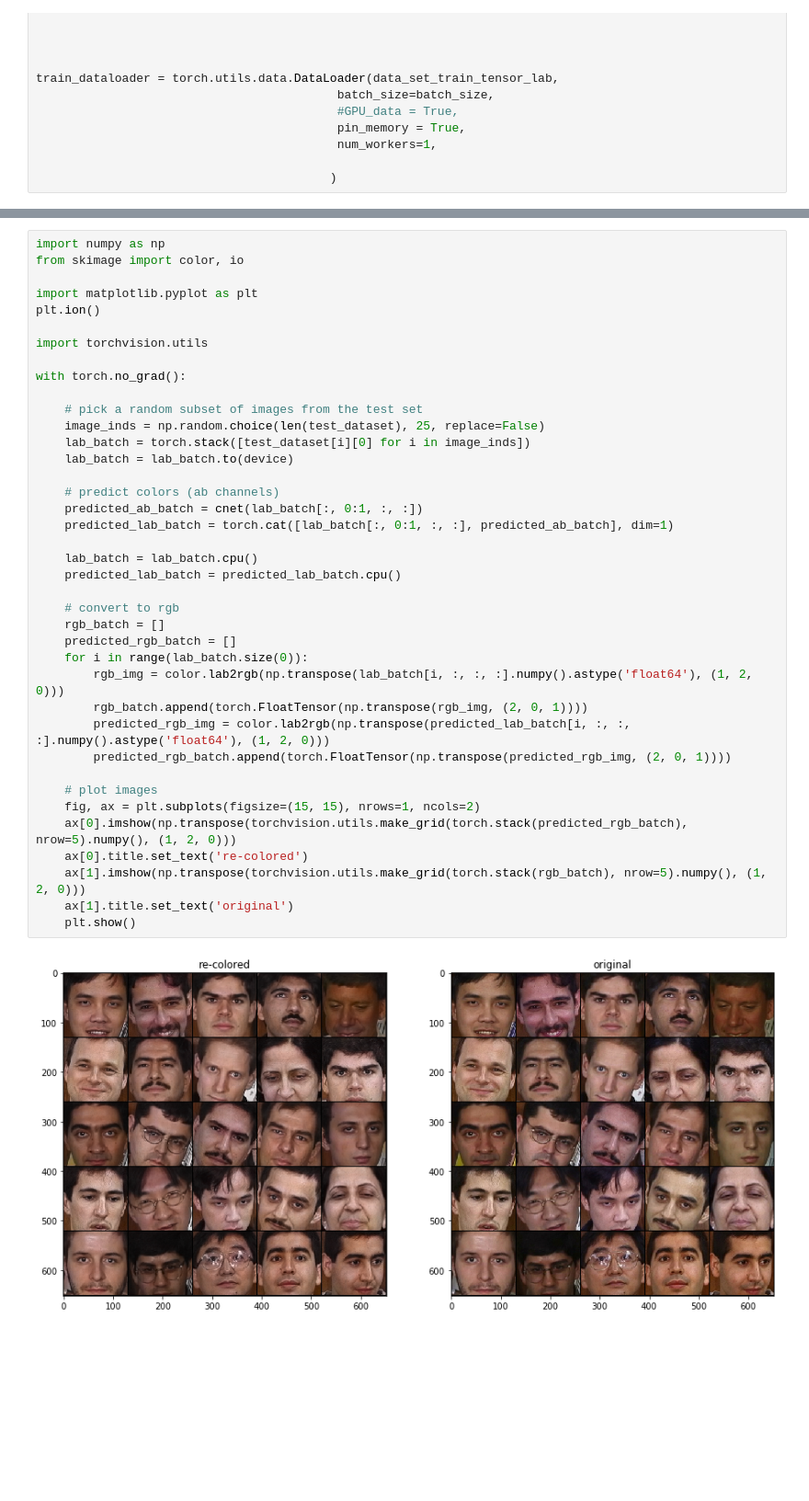
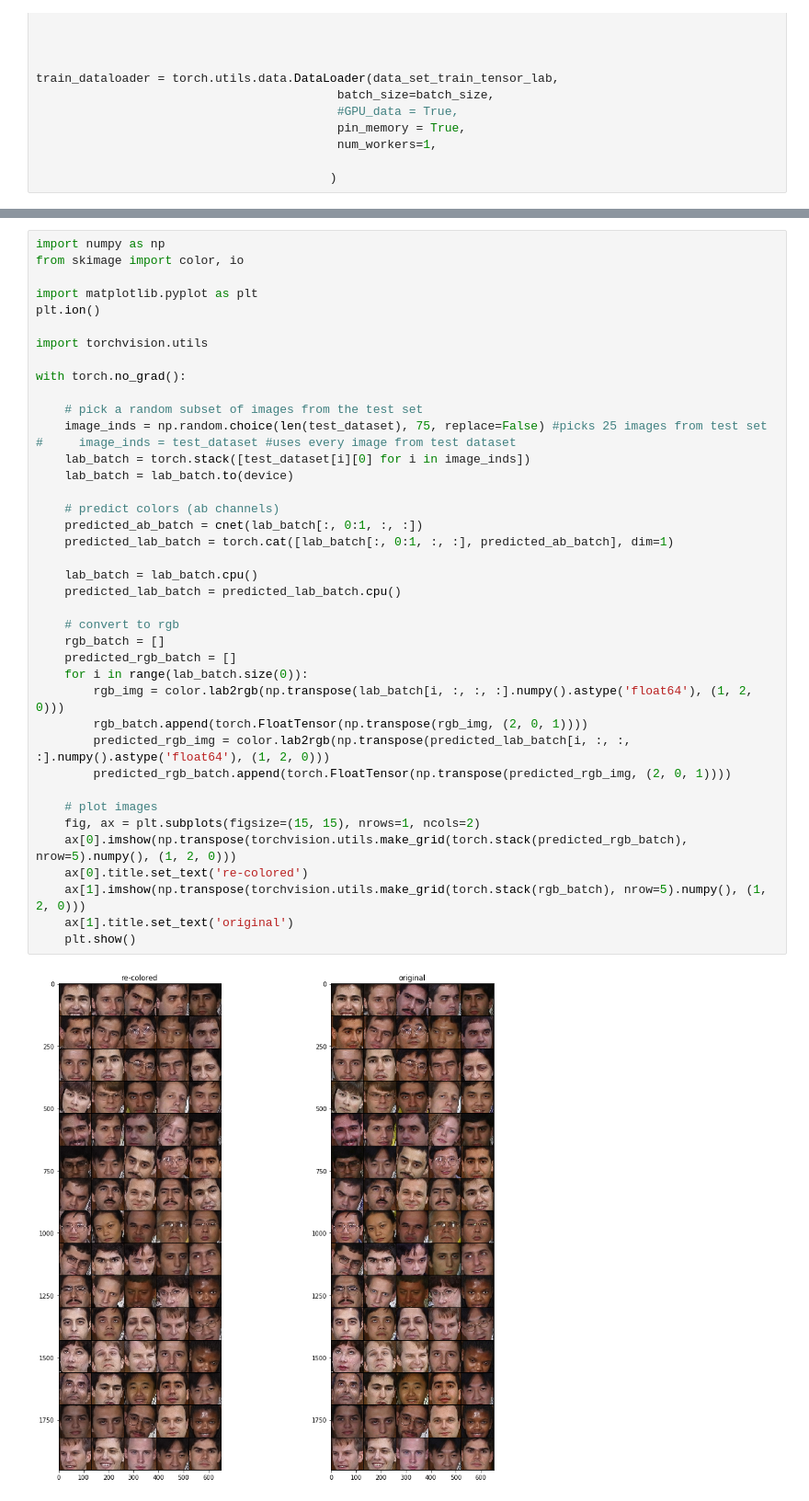
Before and after one commit to ivanzud/Facial-Recognition-using-Pytorch, a Jupyter notebook: Part2-Working.ipynb, the cells around one changed output, grey strips where cells are left out. Shown at 92% size. Cells and saved outputs as stored; diff of their text form; blank space fills up the shorter version.

```diff
--- a/Part2-Working.ipynb
+++ b/Part2-Working.ipynb
@@ -521,32 +547,33 @@ import torchvision.utils
 with torch.no_grad():
 
     # pick a random subset of images from the test set
-    image_inds = np.random.choice(len(test_dataset), 25, replace=False)
+    image_inds = np.random.choice(len(test_dataset), 75, replace=False) #picks 25 images from test set
+#     image_inds = test_dataset #uses every image from test dataset
     lab_batch = torch.stack([test_dataset[i][0] for i in image_inds])
     lab_batch = lab_batch.to(device)
 
     # predict colors (ab channels)
     predicted_ab_batch = cnet(lab_batch[:, 0:1, :, :])
     predicted_lab_batch = torch.cat([lab_batch[:, 0:1, :, :], predicted_ab_batch], dim=1)
 
     lab_batch = lab_batch.cpu()
     predicted_lab_batch = predicted_lab_batch.cpu()
 
     # convert to rgb
     rgb_batch = []
     predicted_rgb_batch = []
     for i in range(lab_batch.size(0)):
         rgb_img = color.lab2rgb(np.transpose(lab_batch[i, :, :, :].numpy().astype('float64'), (1, 2, 0)))
         rgb_batch.append(torch.FloatTensor(np.transpose(rgb_img, (2, 0, 1))))
         predicted_rgb_img = color.lab2rgb(np.transpose(predicted_lab_batch[i, :, :, :].numpy().astype('float64'), (1, 2, 0)))
         predicted_rgb_batch.append(torch.FloatTensor(np.transpose(predicted_rgb_img, (2, 0, 1))))
 
     # plot images
     fig, ax = plt.subplots(figsize=(15, 15), nrows=1, ncols=2)
     ax[0].imshow(np.transpose(torchvision.utils.make_grid(torch.stack(predicted_rgb_batch), nrow=5).numpy(), (1, 2, 0)))
     ax[0].title.set_text('re-colored')
     ax[1].imshow(np.transpose(torchvision.utils.make_grid(torch.stack(rgb_batch), nrow=5).numpy(), (1, 2, 0)))
     ax[1].title.set_text('original')
     plt.show()
 # %% [output]
-[figure, old version]
+[figure, new version]
```
Also changed, not shown: parts of 14 cells of this notebook.
